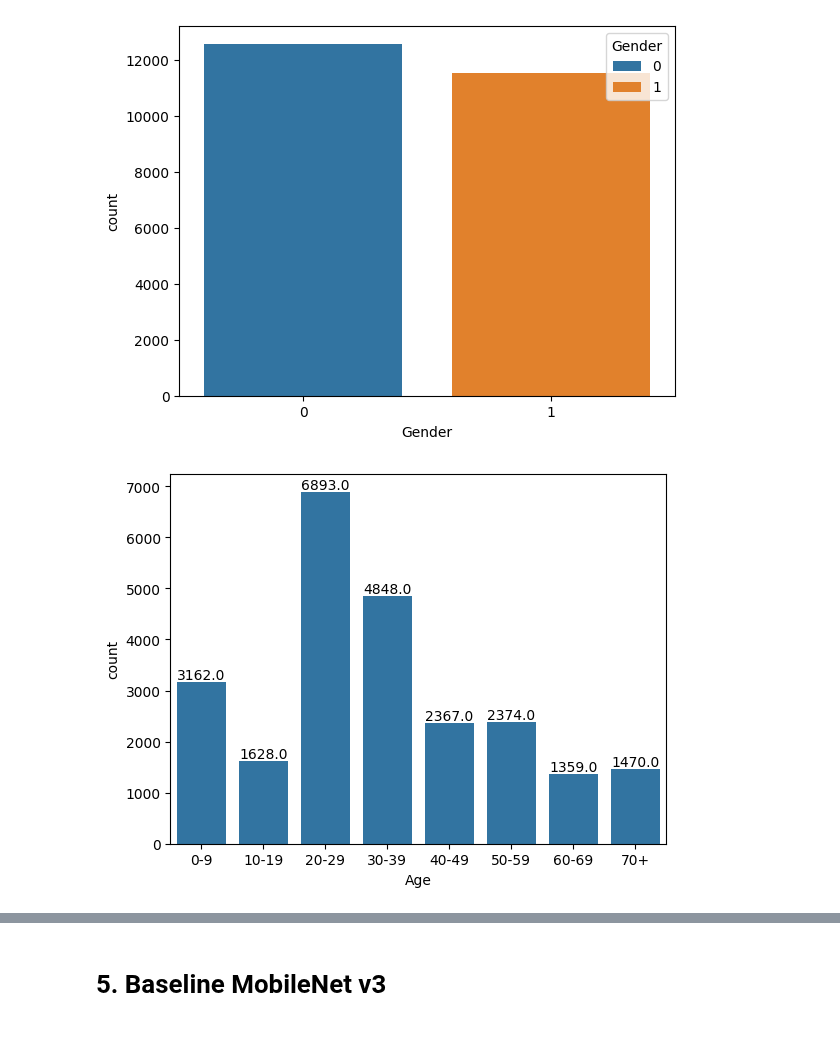
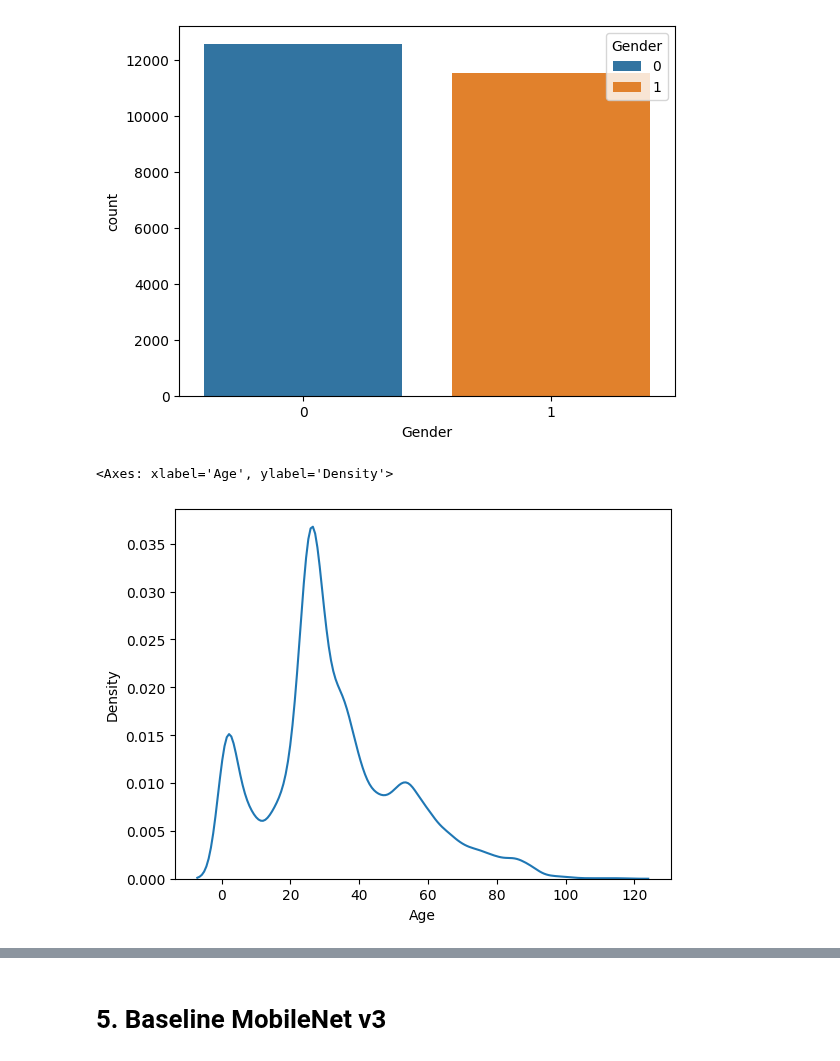
Before and after one commit to mortgad/DLVR, a Jupyter notebook: UTKface.ipynb, the cells around one changed output, grey strips where cells are left out. Drawn from its saved outputs; the diff is of its cells as text; code cells hidden in the pictures.

```diff
--- a/UTKface.ipynb
+++ b/UTKface.ipynb
@@ -350,21 +315,15 @@ sns.countplot(data=df, x ='Gender', hue ='Gender')
 # %% [output]
 <Axes: xlabel='Gender', ylabel='count'>
 [figure]
-# %%
-import matplotlib.pyplot as plt
-
-ax = sns.countplot(data=df, x='Age')
-
-# Add data counts for each bar
-for p in ax.patches:
-    ax.annotate(f'{p.get_height()}', (p.get_x() + p.get_width() / 2., p.get_height()),
-                ha='center', va='center', fontsize=10, color='black', xytext=(0, 5),
-                textcoords='offset points')
-
-ax.set_xticklabels(labels)
-plt.show()
-# %% [output]
-[figure, removed]
+# %%
+# Plot of the age for all observations:
+sns.kdeplot(data=df, x='Age')
+
+# It may be a bit problematic, there is only a few of the observations which is around the threshold
+# between 15-20 which is where we will have our cut off.
+# %% [output]
+<Axes: xlabel='Age', ylabel='Density'>
+[figure, added]
 # %%
 # Plot age for the etnicity to tell if it is the same acroos all etnicities
 sns.kdeplot(data=df, x='Age', hue='Ethnicity')
```
Also changed, not shown: parts of 13 cells of this notebook.
